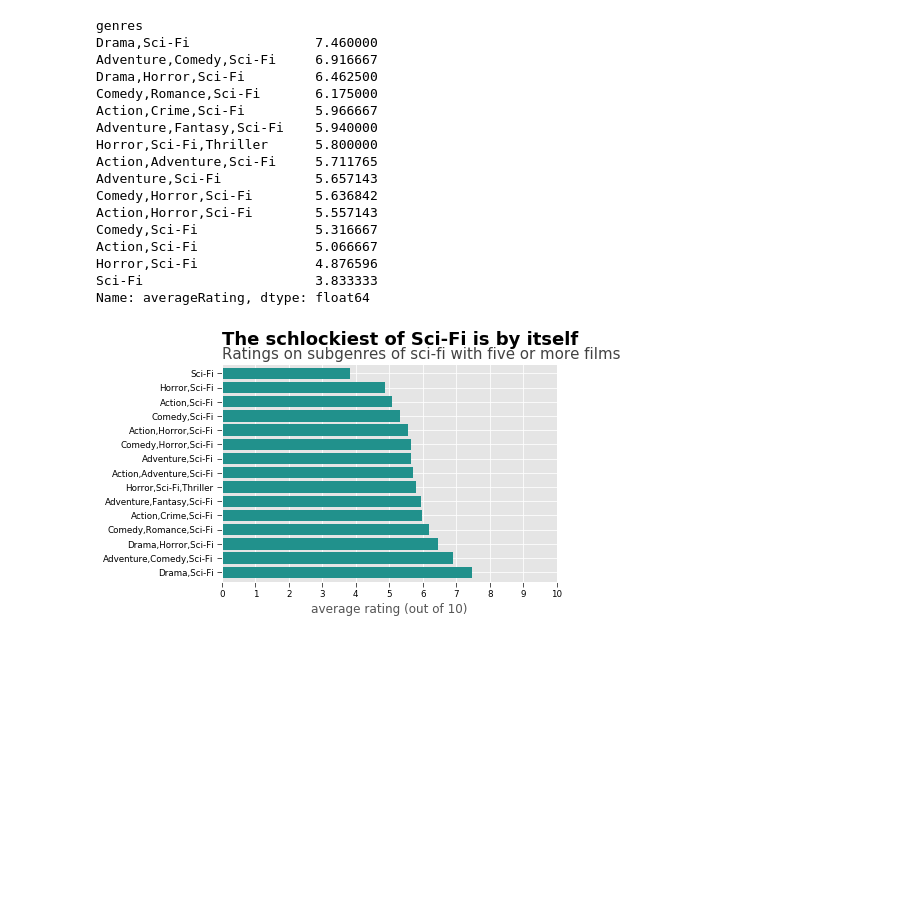
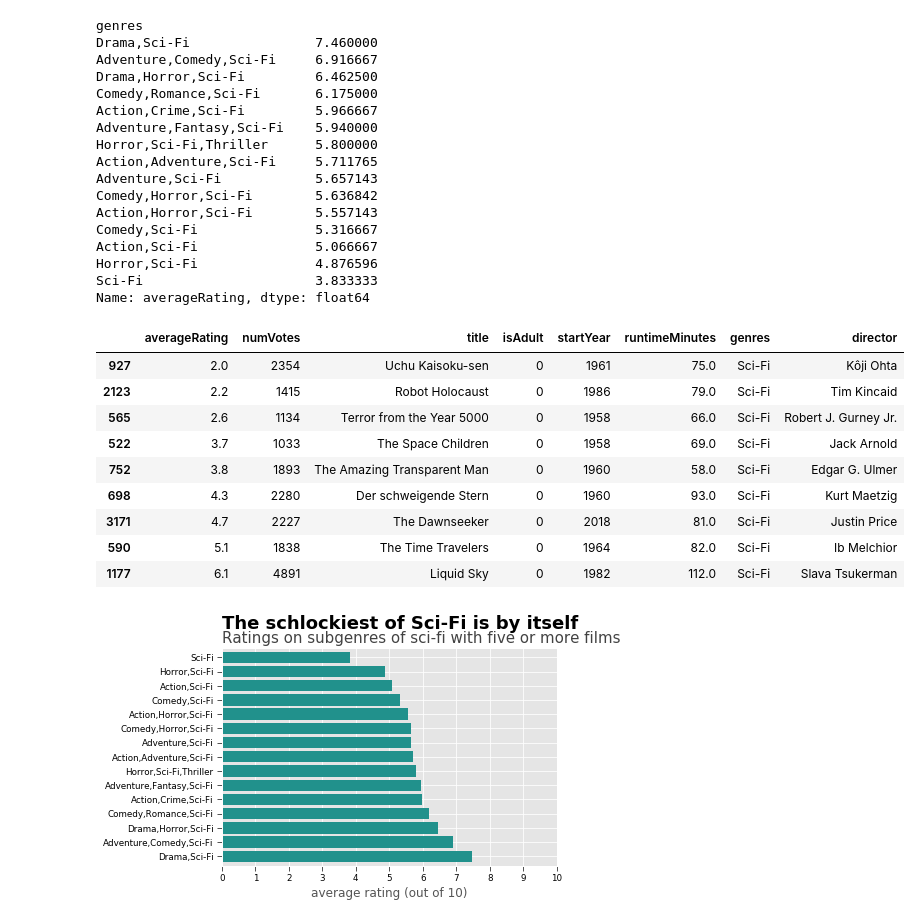
Before and after one commit to LambdaSchool/DS-Unit-1-Sprint-5-Data-Storytelling-Blog-Post, a Jupyter notebook: TristaWeek5.ipynb, the cells around one changed output. Drawn from its saved outputs; the diff is of its cells as text; code cells hidden in the pictures; blank space fills up the shorter version.

```diff
--- a/TristaWeek5.ipynb
+++ b/TristaWeek5.ipynb
@@ -431,6 +431,19 @@ Action,Sci-Fi               5.066667
 Horror,Sci-Fi               4.876596
 Sci-Fi                      3.833333
 Name: averageRating, dtype: float64
+# %%
+imdb[imdb['genres'] == 'Sci-Fi']
+# %% [output]
+|  | averageRating | numVotes | title | isAdult | startYear | runtimeMinutes | genres | director |
+| 927 | 2.0 | 2354 | Uchu Kaisoku-sen | 0 | 1961 | 75.0 | Sci-Fi | Kôji Ohta |
+| 2123 | 2.2 | 1415 | Robot Holocaust | 0 | 1986 | 79.0 | Sci-Fi | Tim Kincaid |
+| 565 | 2.6 | 1134 | Terror from the Year 5000 | 0 | 1958 | 66.0 | Sci-Fi | Robert J. Gurney Jr. |
+| 522 | 3.7 | 1033 | The Space Children | 0 | 1958 | 69.0 | Sci-Fi | Jack Arnold |
+| 752 | 3.8 | 1893 | The Amazing Transparent Man | 0 | 1960 | 58.0 | Sci-Fi | Edgar G. Ulmer |
+| 698 | 4.3 | 2280 | Der schweigende Stern | 0 | 1960 | 93.0 | Sci-Fi | Kurt Maetzig |
+| 3171 | 4.7 | 2227 | The Dawnseeker | 0 | 2018 | 81.0 | Sci-Fi | Justin Price |
+| 590 | 5.1 | 1838 | The Time Travelers | 0 | 1964 | 82.0 | Sci-Fi | Ib Melchior |
+| 1177 | 6.1 | 4891 | Liquid Sky | 0 | 1982 | 112.0 | Sci-Fi | Slava Tsukerman |
 # %%
 plt.style.use('ggplot')
 ax = SciFi.plot.barh(color='#21918C', width=0.8, legend=False);
```
Also changed, not shown: parts of 1 cell of this notebook.
